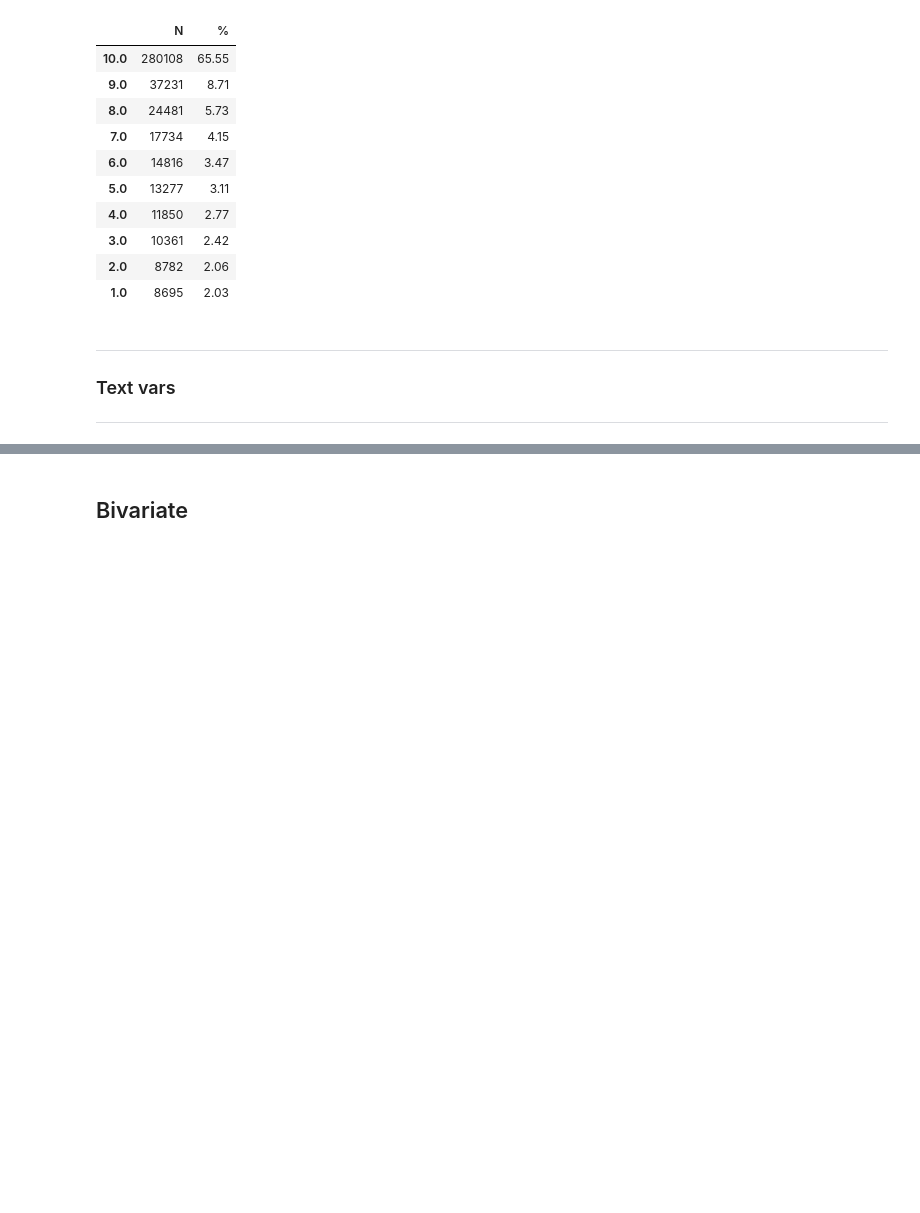
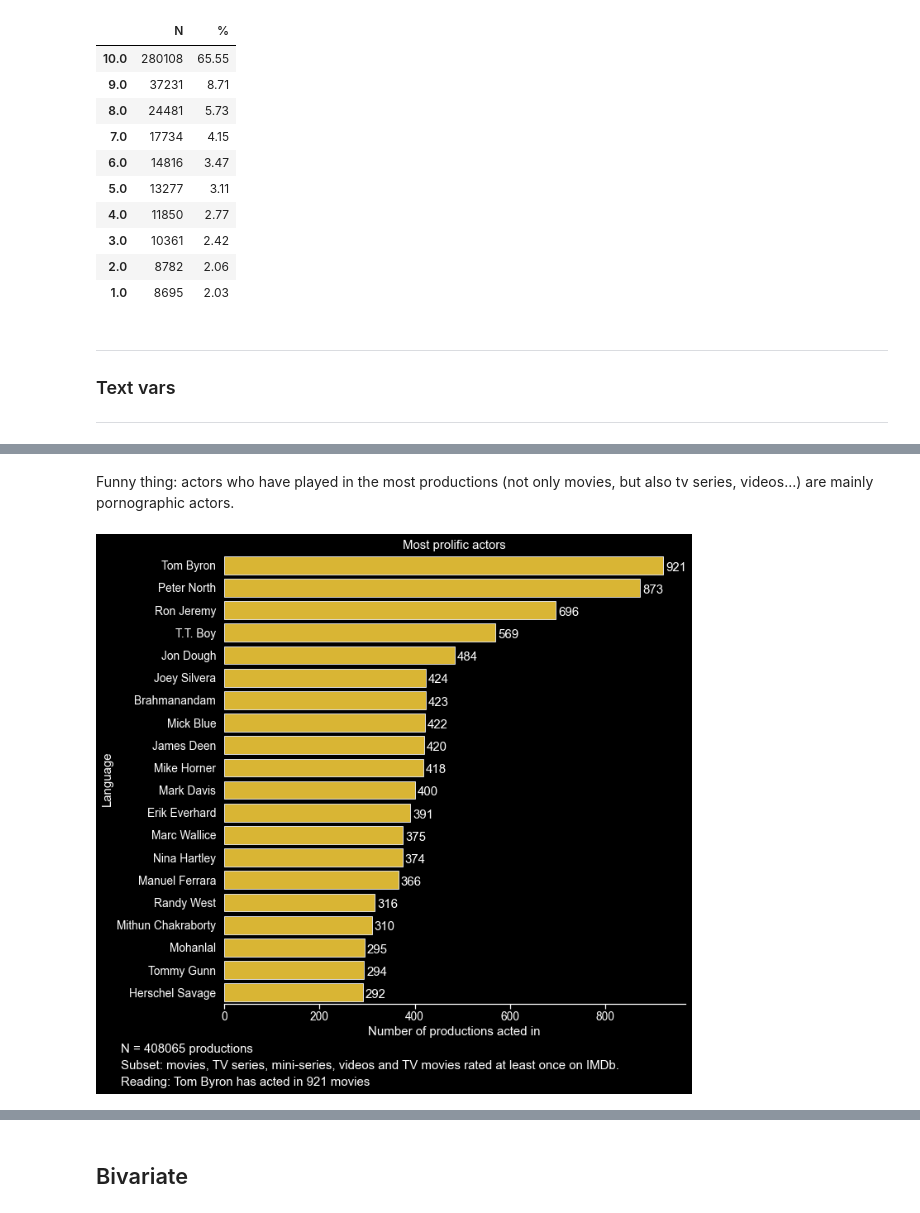
Before and after one commit to Dscronias/yet-another-imdb-project, a Jupyter notebook: Analysis.ipynb, the cells around one changed output, grey strips where cells are left out. Saved outputs shown, nothing was run; the diff lists cells and outputs as text; code cells hidden in the pictures; blank space fills up the shorter version.

```diff
--- a/Analysis.ipynb
+++ b/Analysis.ipynb
@@ -428,0 +494,69 @@ sns.despine(left=True)
+# %% [markdown]
+Funny thing: actors who have played in the most productions (not only movies, but also tv series, videos...) are mainly pornographic actors.
+# %%
+CVectorizer = CountVectorizer(max_features=20, tokenizer=lambda text: text.split(","))
+fig = plt.figure(figsize=(10, 10))
+
+# All movies
+ax = (
+    pd.DataFrame(
+        CVectorizer.fit_transform(
+            df["names_Actors"].dropna("").str.replace(" ,|, ", ",", regex=True)
+        ).todense(),
+        columns=CVectorizer.get_feature_names(),
+    )
+    .sum()
+    .sort_values(ascending=False)
+    .rename("values")
+    .reset_index()
+    .assign(index=lambda x: x["index"].str.title())
+    .pipe(
+        (sns.barplot, "data"),
+        x="values",
+        y="index",
+        color="#f5c518",
+        edgecolor=("#dddddd"),
+    )
+)
+for p in ax.patches:
+    count = p.get_width()
+    x = p.get_x() + p.get_width() + 5
+    y = (
+        p.get_y() + p.get_height() - 0.15
+    )  # OP's selected answer divides by 2, but since I add annotations at the bottom of the graph the percentages are misaligned
+    ax.annotate(int(count), (x, y))
+ax.set(
+    title="Most prolific actors",
+    xlabel="Number of productions acted in",
+    ylabel="Language",
+)
+
+# Footer
+plt.annotate(
+    "N = " + str(len(df["names_Actors"].dropna(""))) + " productions",
+    (0, 0),
+    (-125, -48),
+    xycoords="axes fraction",
+    textcoords="offset points",
+    va="top",
+)
+plt.annotate(
+    "Subset: movies, TV series, mini-series, videos and TV movies rated at least once on IMDb.",
+    (0, 0),
+    (-125, -68),
+    xycoords="axes fraction",
+    textcoords="offset points",
+    va="top",
+)
+plt.annotate(
+    "Reading: Tom Byron has acted in 921 movies",
+    (0, 0),
+    (-125, -88),
+    xycoords="axes fraction",
+    textcoords="offset points",
+    va="top",
+)
+
+sns.despine(left=True)
+# %% [output]
+[figure, added]
```
Also changed, not shown: parts of 4 cells of this notebook, 1 other file.
